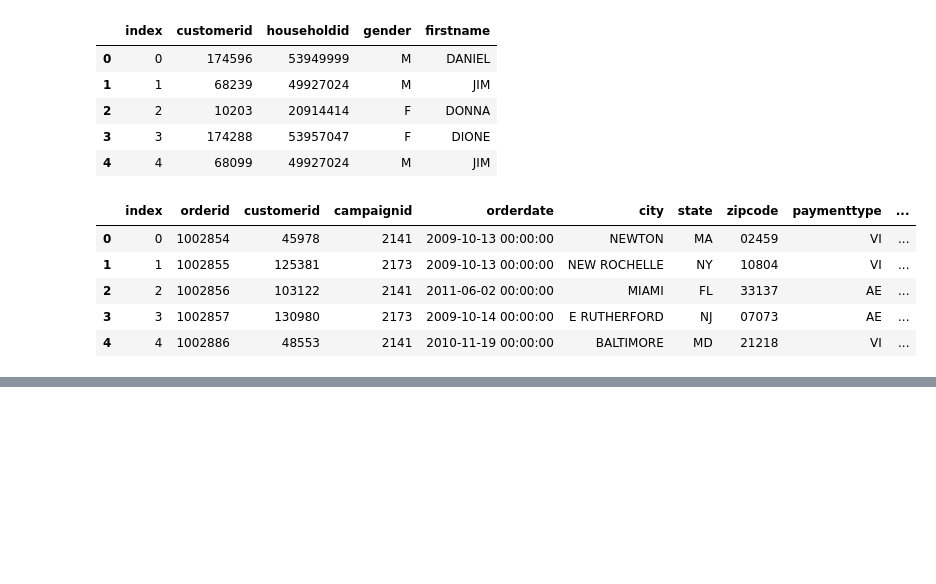
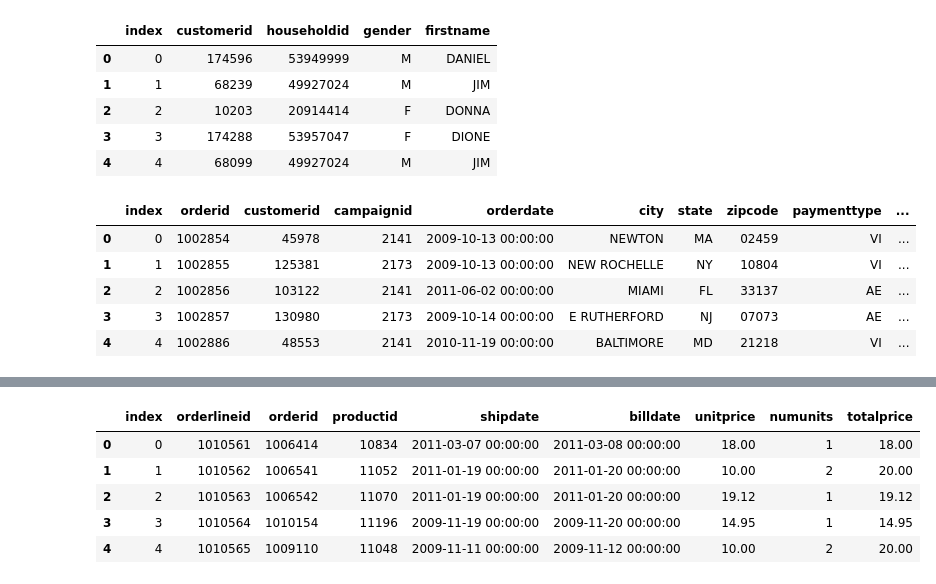
Before and after one commit to MariuszWroc/dataScience, a Jupyter notebook: data science - projekt.ipynb, the cells around one changed output, grey strips where cells are left out. Saved outputs shown, nothing was run; the diff lists cells and outputs as text; code cells hidden in the pictures; blank space fills up the shorter version.

```diff
--- a/data science - projekt.ipynb
+++ b/data science - projekt.ipynb
@@ -129,0 +133,9 @@ ordersCustomer.head()
+# %%
+orderLines.head()
+# %% [output]
+|  | index | orderlineid | orderid | productid | shipdate | billdate | unitprice | numunits | totalprice |
+| 0 | 0 | 1010561 | 1006414 | 10834 | 2011-03-07 00:00:00 | 2011-03-08 00:00:00 | 18.00 | 1 | 18.00 |
+| 1 | 1 | 1010562 | 1006541 | 11052 | 2011-01-19 00:00:00 | 2011-01-20 00:00:00 | 10.00 | 2 | 20.00 |
+| 2 | 2 | 1010563 | 1006542 | 11070 | 2011-01-19 00:00:00 | 2011-01-20 00:00:00 | 19.12 | 1 | 19.12 |
+| 3 | 3 | 1010564 | 1010154 | 11196 | 2009-11-19 00:00:00 | 2009-11-20 00:00:00 | 14.95 | 1 | 14.95 |
+| 4 | 4 | 1010565 | 1009110 | 11048 | 2009-11-11 00:00:00 | 2009-11-12 00:00:00 | 10.00 | 2 | 20.00 |
```
Also changed, not shown: parts of 3 cells of this notebook.
